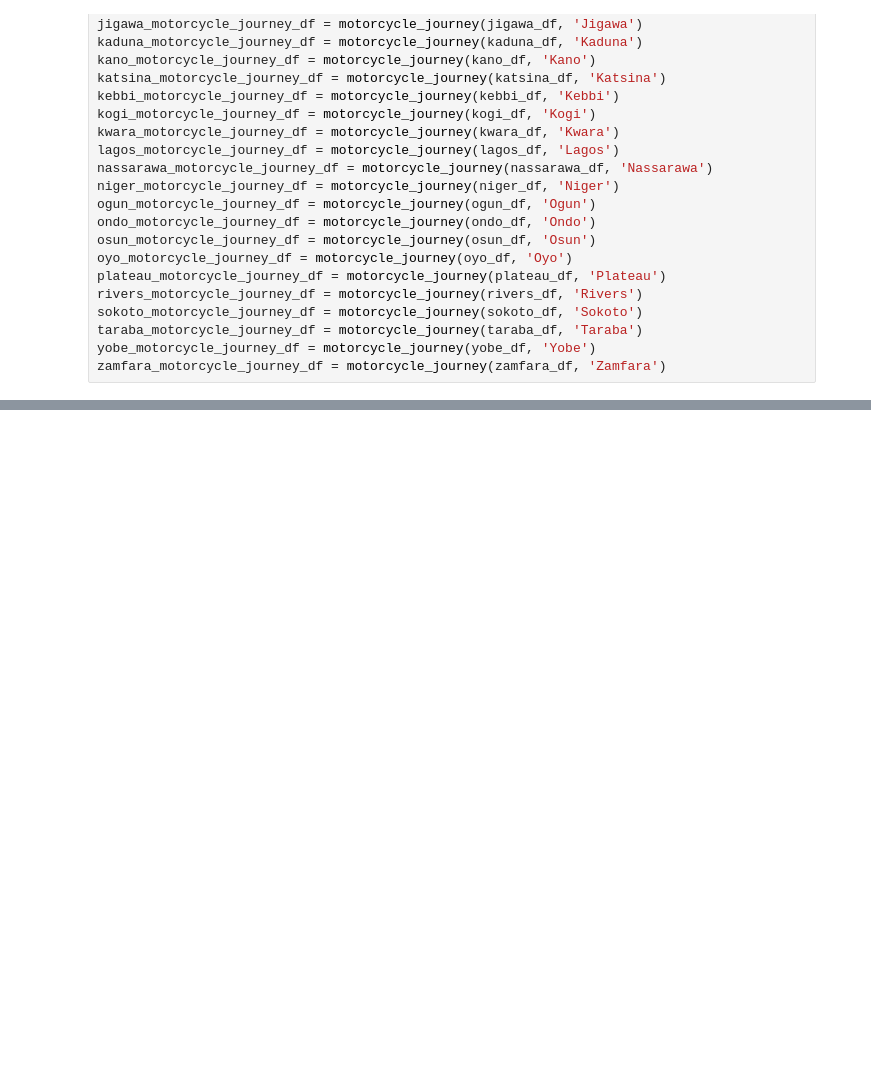
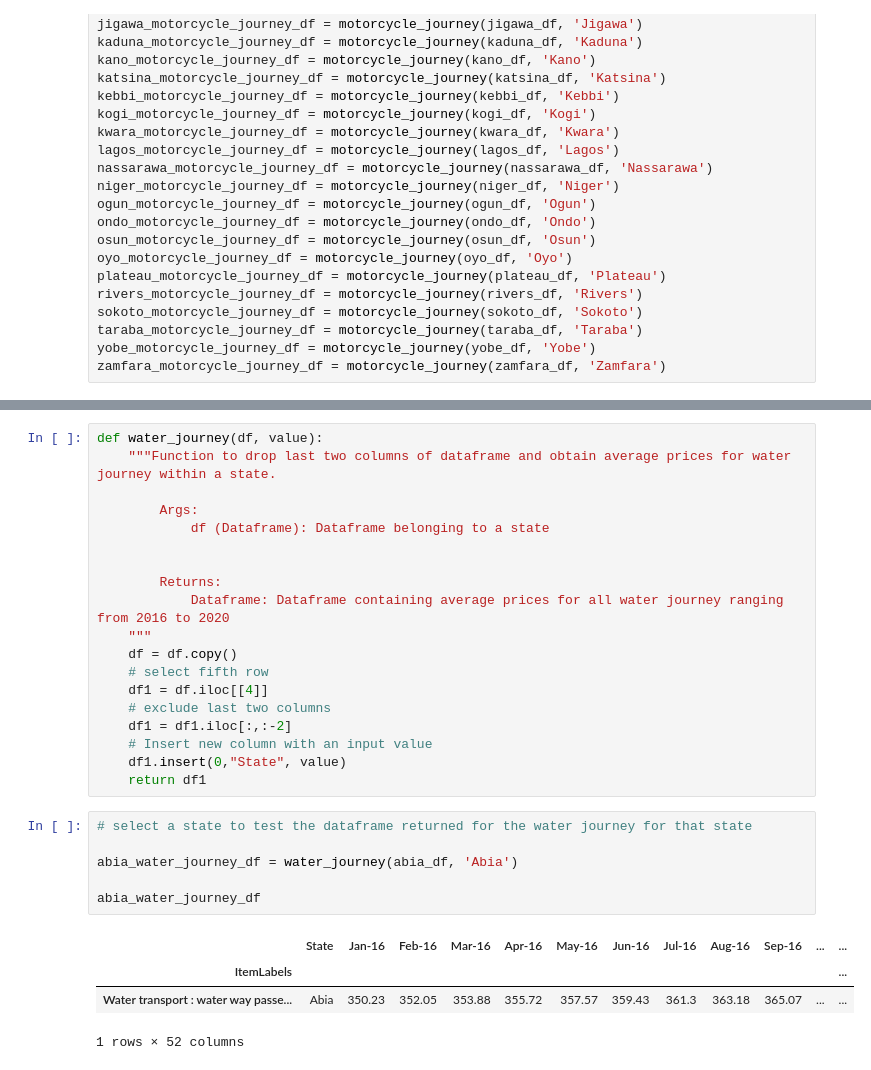
Before and after one commit to imisi-akande/tfare-watch, a Jupyter notebook: InitialDataWrangling.ipynb, the cells around one changed output, grey strips where cells are left out. Drawn from its saved outputs; the diff is of its cells as text; blank space fills up the shorter version.

```diff
--- a/InitialDataWrangling.ipynb
+++ b/InitialDataWrangling.ipynb
@@ -447,3 +447,33 @@ states_inter_city_bus_journey_df.head(5)
 | Journey by motorcycle (okada) per... | AkwaIbom | 145.00 | 150.00 | 153.33 | 195.83 | 155.00 | 161.67 | 160.33 | 153.33 | 160.00 | ... | ... |
 | Journey by motorcycle (okada) per... | Anambra | 69.58 | 67.08 | 70.00 | 102.33 | 78.06 | 79.17 | 77.92 | 99.17 | 80.00 | ... | ... |
 5 rows × 52 columns
+# %%
+def water_journey(df, value):
+    """Function to drop last two columns of dataframe and obtain average prices for water journey within a state.
+
+        Args:
+            df (Dataframe): Dataframe belonging to a state
+
+
+        Returns:
+            Dataframe: Dataframe containing average prices for all water journey ranging from 2016 to 2020
+    """
+    df = df.copy()
+    # select fifth row
+    df1 = df.iloc[[4]]
+    # exclude last two columns
+    df1 = df1.iloc[:,:-2]
+    # Insert new column with an input value
+    df1.insert(0,"State", value)
+    return df1
+# %%
+# select a state to test the dataframe returned for the water journey for that state
+
+abia_water_journey_df = water_journey(abia_df, 'Abia')
+
+abia_water_journey_df
+# %% [output]
+|  | State | Jan-16 | Feb-16 | Mar-16 | Apr-16 | May-16 | Jun-16 | Jul-16 | Aug-16 | Sep-16 | ... | ... |
+| ItemLabels |  |  |  |  |  |  |  |  |  |  |  | ... |
+| Water transport : water way passe... | Abia | 350.23 | 352.05 | 353.88 | 355.72 | 357.57 | 359.43 | 361.3 | 363.18 | 365.07 | ... | ... |
+1 rows × 52 columns
```
Also changed, not shown: parts of 5 cells of this notebook.
